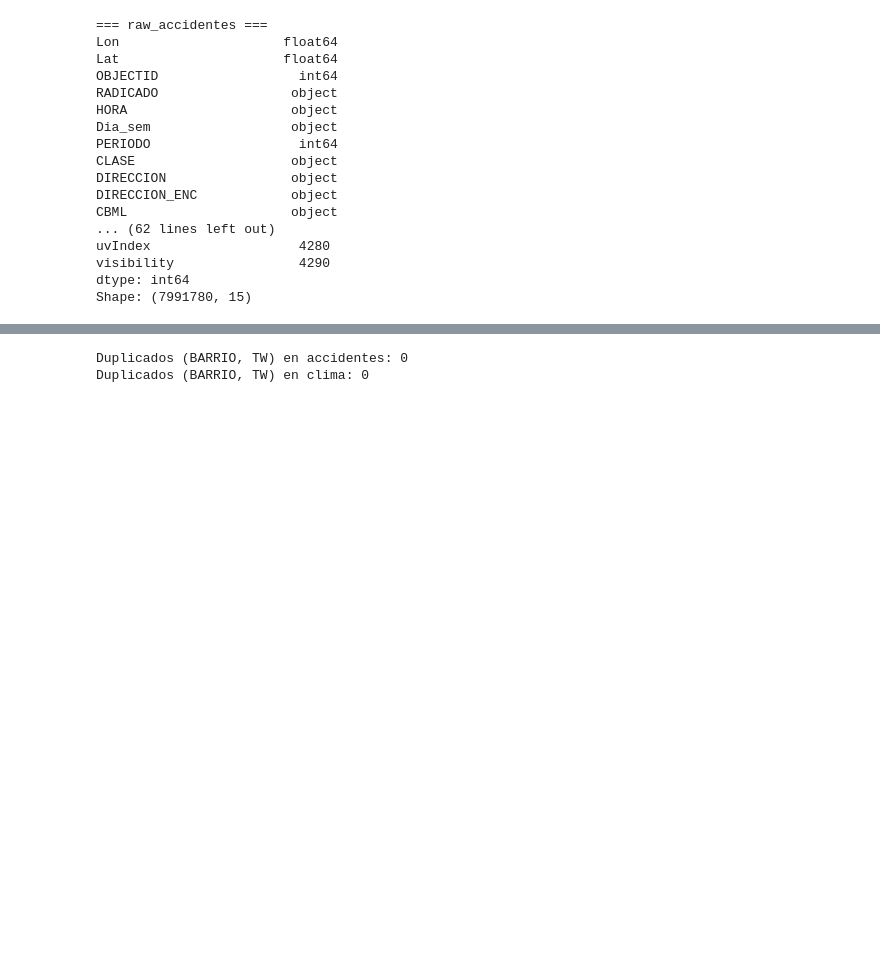
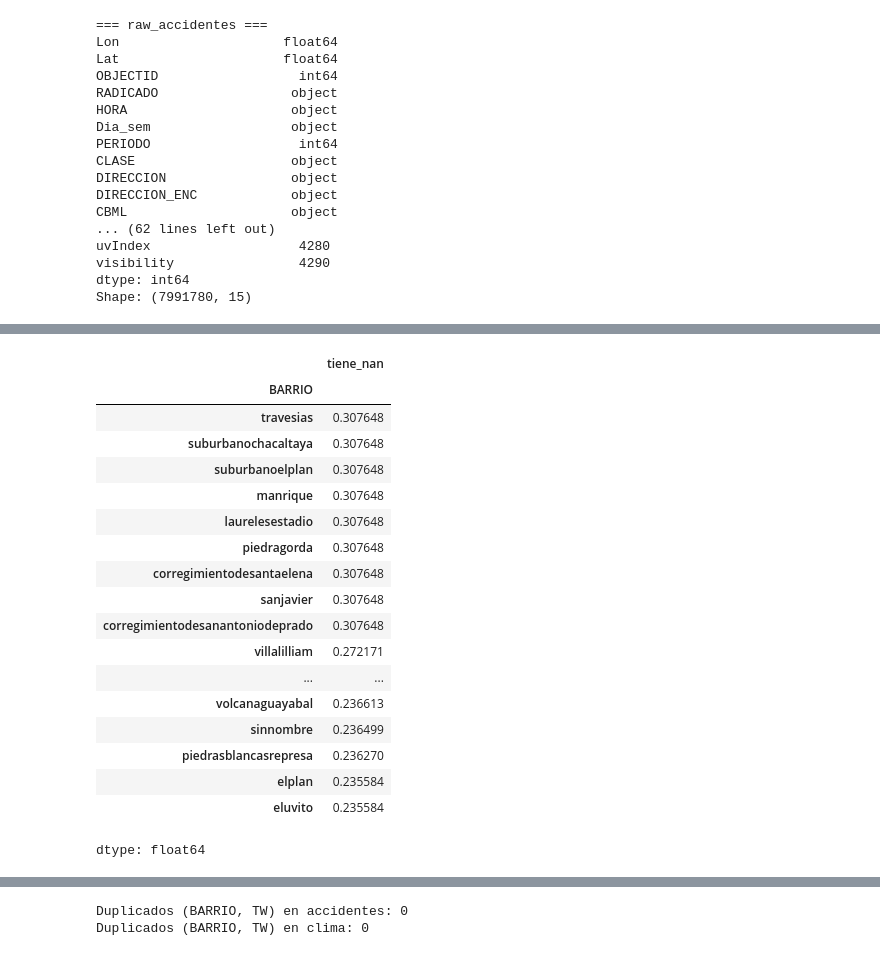
Before and after one commit to juanjo2684/Aprendizaje_Automatico_Taller_20261, a Jupyter notebook: Taller_—_Predicción_de_accidentalidad.ipynb, the cells around one changed output, grey strips where cells are left out. Saved outputs shown, nothing was run; the diff lists cells and outputs as text; code cells hidden in the pictures; blank space fills up the shorter version.

```diff
--- a/Taller_—_Predicción_de_accidentalidad.ipynb
+++ b/Taller_—_Predicción_de_accidentalidad.ipynb
@@ -57,0 +91,22 @@ Shape: (7991780, 15)
+# %%
+clima.groupby('BARRIO', observed=True)['tiene_nan'].mean().sort_values(ascending=False).head(20)
+# %% [output]
+|  | tiene_nan |
+| BARRIO |  |
+| travesias | 0.307648 |
+| suburbanochacaltaya | 0.307648 |
+| suburbanoelplan | 0.307648 |
+| manrique | 0.307648 |
+| laurelesestadio | 0.307648 |
+| piedragorda | 0.307648 |
+| corregimientodesantaelena | 0.307648 |
+| sanjavier | 0.307648 |
+| corregimientodesanantoniodeprado | 0.307648 |
+| villalilliam | 0.272171 |
+| ... | ... |
+| volcanaguayabal | 0.236613 |
+| sinnombre | 0.236499 |
+| piedrasblancasrepresa | 0.236270 |
+| elplan | 0.235584 |
+| eluvito | 0.235584 |
+dtype: float64
```
Also changed, not shown: parts of 11 cells of this notebook.
